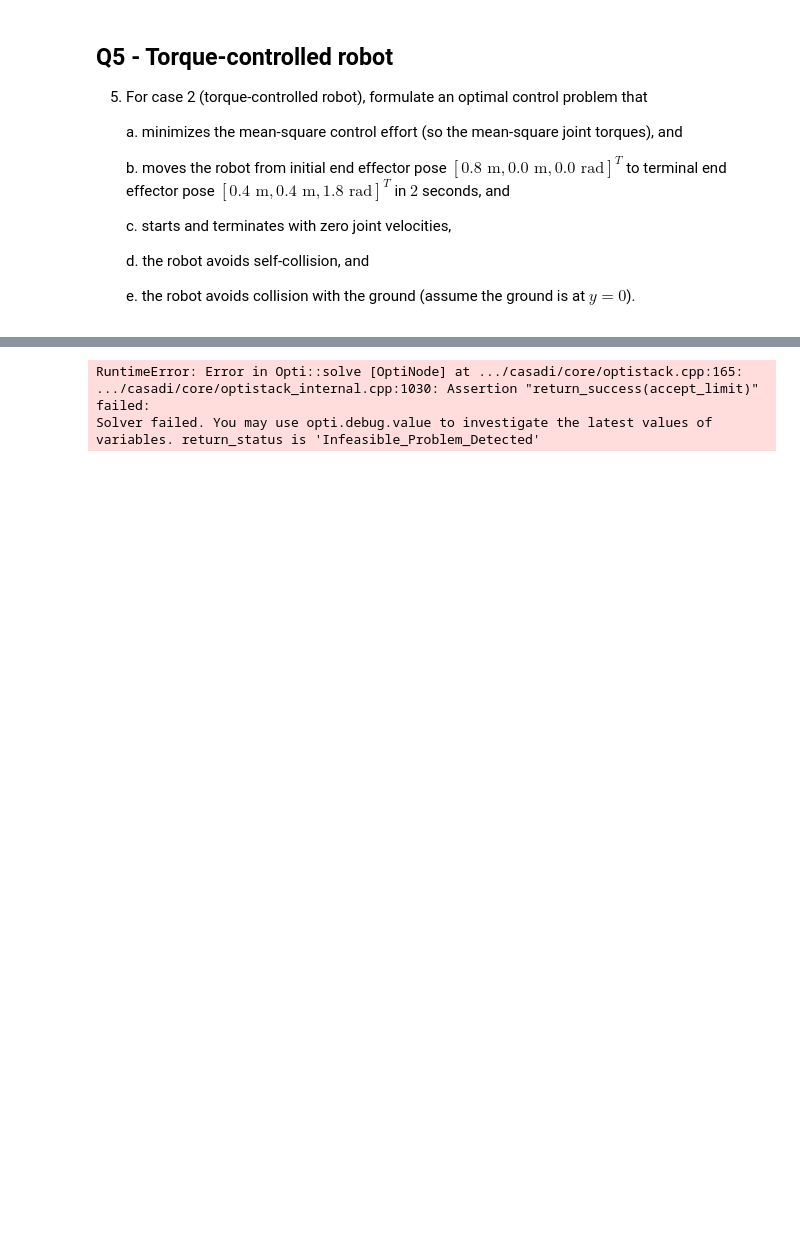
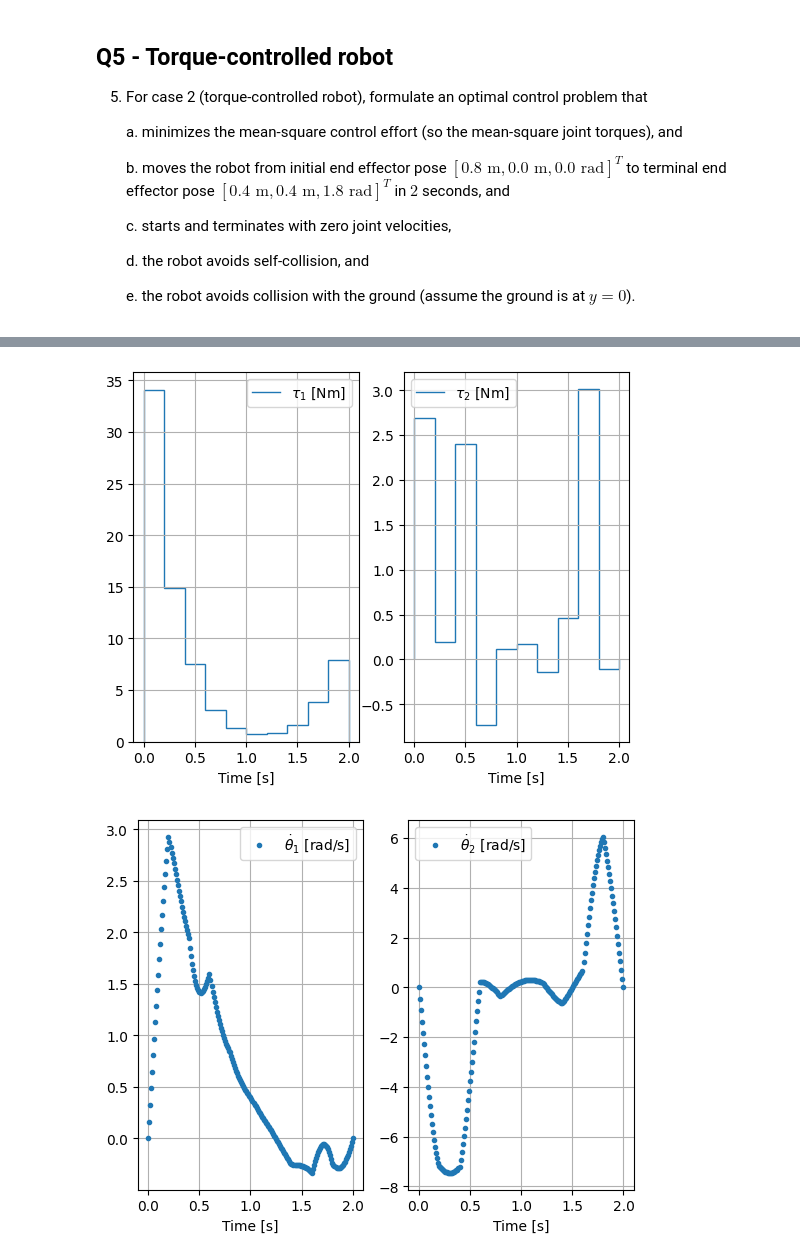
Before and after one commit to andreaalboni/Optimization-of-Mechatronic-Systems, a Jupyter notebook: Assignments/robot_arm.ipynb, the cells around one changed output, grey strips where cells are left out. Drawn from its saved outputs; the diff is of its cells as text; code cells hidden in the pictures; blank space fills up the shorter version.

```diff
--- a/Assignments/robot_arm.ipynb
+++ b/Assignments/robot_arm.ipynb
@@ -729,25 +726,22 @@ $
 $
 # %%
 def forward_kinematics(theta1, theta2):
-    T_01 = vertcat(horzcat(cos(theta1), -sin(theta1), 0, l1*cos(theta1)),
-                horzcat(sin(theta1), cos(theta1), 0, l1*sin(theta1)),
-                horzcat(0, 0, 1, 0),
-                horzcat(0, 0, 0, 1))
-    T_12 = vertcat(horzcat(cos(theta2), -sin(theta2), 0, l2*cos(theta2)),
-                horzcat(sin(theta2), cos(theta2), 0, l2*sin(theta2)),
-                horzcat(0, 0, 1, 0),
-                horzcat(0, 0, 0, 1))
+    T_01 = vertcat(horzcat(cos(theta1), -sin(theta1), l1*cos(theta1)),
+                horzcat(sin(theta1), cos(theta1), l1*sin(theta1)),
+                horzcat(0, 0, 1))
+    T_12 = vertcat(horzcat(cos(theta2), -sin(theta2), l2*cos(theta2)),
+                horzcat(sin(theta2), cos(theta2), l2*sin(theta2)),
+                horzcat(0, 0, 1))
     T_02 = mtimes(T_01, T_12)
 
-    T_des = vertcat(horzcat(cos(theta1+theta2), -sin(theta1+theta2), 0, l1*cos(theta1)+l2*cos(theta1+theta2)),
-                horzcat(sin(theta1+theta2), cos(theta1+theta2), 0, l1*sin(theta1)+l2*sin(theta1+theta2)),
-                horzcat(0, 0, 1, 0),
-                horzcat(0, 0, 0, 1))
+    T_des = vertcat(horzcat(cos(theta1+theta2), -sin(theta1+theta2), l1*cos(theta1)+l2*cos(theta1+theta2)),
+                horzcat(sin(theta1+theta2), cos(theta1+theta2), l1*sin(theta1)+l2*sin(theta1+theta2)),
+                horzcat(0, 0, 1))
     print (T_02 - T_des)
 
     # From T_02, derive the position and the orientation of the end effector
-    x_ee = T_02[0, 3]
-    y_ee = T_02[1, 3]
+    x_ee = T_02[0, 2]
+    y_ee = T_02[1, 2]
     yaw_ee = atan2(T_02[1, 0], T_02[0, 0])
 
     return x_ee, y_ee, yaw_ee
@@ -755,4 +749,18 @@ def forward_kinematics(theta1, theta2):
 # Test forward kinematics
 #x_ee, y_ee, yaw_ee = forward_kinematics(0.1, 0.5)
 #print(f'End effector position and yaw: ({x_ee}, {y_ee}, {yaw_ee})')
+
+def inverse_transform(x_ee,y_ee,yaw_ee):
+    # Calculate distance from the origin to the end-effector
+    r2 = x_ee**2 + y_ee**2
+    r = np.sqrt(r2)
+
+    # Calculate theta2 using the law of cosines
+    cos_theta2 = (r2 - l1**2 - l2**2) / (2 * l1 * l2)
+    theta2 = np.arccos(cos_theta2)
+
+    # Calculate theta1 using arctan2
+    theta1 = np.arctan2(y_ee, x_ee) - np.arctan2(l2 * np.sin(theta2), l1 + l2 * np.cos(theta2))
+
+    return theta1, theta2
 # %% [output]
@@ -784,7 +850,7 @@ def manipulator_torque_optimal(animation=False):
 
     def c(theta1, theta2, theta1_dot, theta2_dot):
         return vertcat(-m2*l1*l2*sin(theta2)*theta2_dot*(2*theta1_dot + theta2_dot),
-                    m2*l1*l2*sin(theta2)*theta1_dot**2)
+                    m2*l1*l2*sin(theta2)*(theta1_dot**2))
 
     def g(theta1, theta2):
         return vertcat((m1 + m2)*l1*9.81*cos(theta1) + m2*l2*9.81*cos(theta1+theta2),
@@ -819,7 +885,7 @@ def manipulator_torque_optimal(animation=False):
     ocp.add_objective(obj)
 
     # Motion constraints
-    epsilon = 1e-2
+    epsilon = 0.1
     # check if this is enough to avoid self-collision
     ocp.subject_to(theta2 <= pi - epsilon)  # Ensure theta2 is less than pi - epsilon
     ocp.subject_to(theta2 >= -pi + epsilon)  # Ensure theta2 is greater than -pi + epsilon
@@ -838,7 +904,7 @@ def manipulator_torque_optimal(animation=False):
     # End constraints
     ocp.subject_to(ocp.at_tf(forward_kinematics(theta1, theta2)[0])==0.4) # x_ee = 0.4
     ocp.subject_to(ocp.at_tf(forward_kinematics(theta1, theta2)[1])==0.4) # y_ee = 0.4
-    ocp.subject_to(ocp.at_tf(forward_kinematics(theta1, theta2)[2])==1.8) # yaw_ee = 1.8
+    #ocp.subject_to(ocp.at_tf(forward_kinematics(theta1, theta2)[2])==1.8) # yaw_ee = 1.8
     ocp.subject_to(ocp.at_tf(theta1_dot)==0.)
     ocp.subject_to(ocp.at_tf(theta2_dot)==0.)
 
@@ -931,3 +997,2 @@ Number of nonzeros in Lagrangian Hessian.............:      274
-RuntimeError: Error in Opti::solve [OptiNode] at .../casadi/core/optistack.cpp:165:
-.../casadi/core/optistack_internal.cpp:1030: Assertion "return_success(accept_limit)" failed:
-Solver failed. You may use opti.debug.value to investigate the latest values of variables. return_status is 'Infeasible_Problem_Detected'
+[figure, added]
+[figure, added]
```
Also changed, not shown: parts of 10 cells of this notebook, 2 other files.
